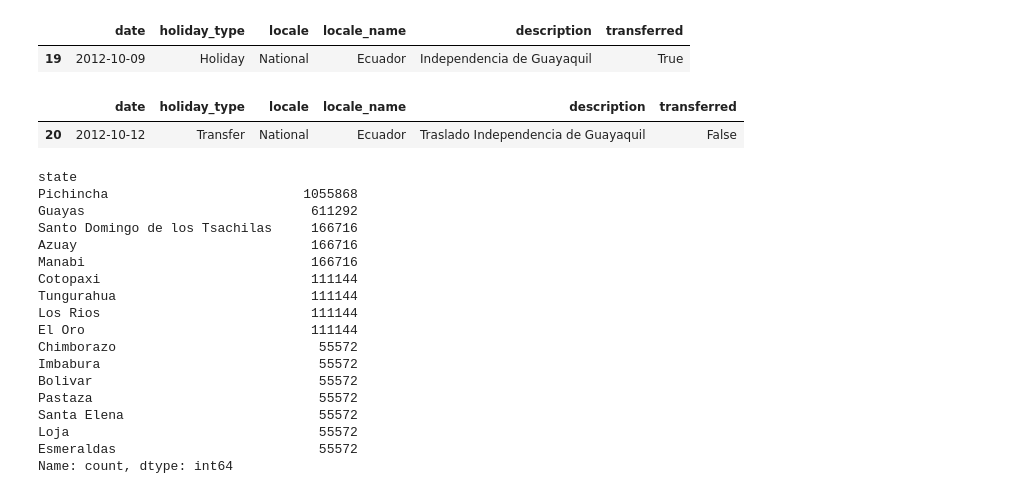
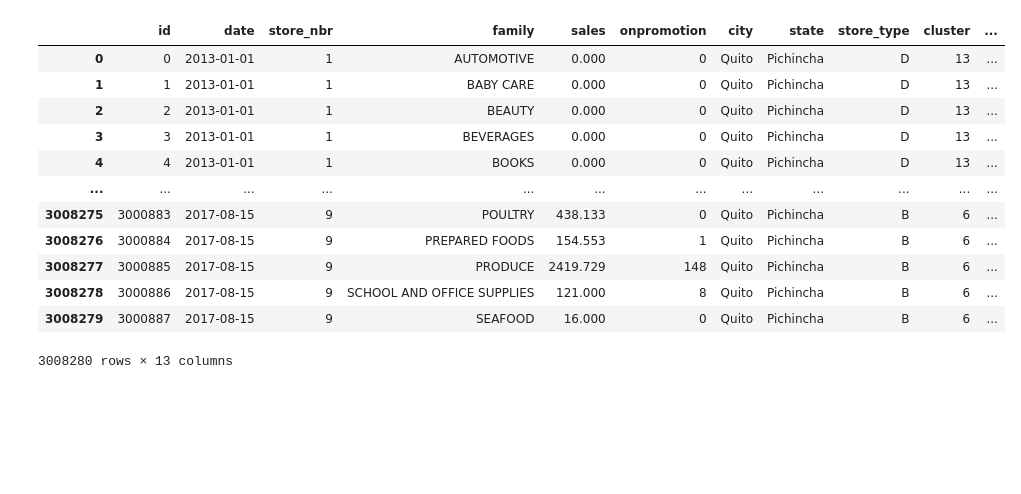
Before and after one commit to kunalkundu30/store-sales, a Jupyter notebook: EDA.ipynb, the cells around one changed output. Saved outputs shown, nothing was run; the diff lists cells and outputs as text; code cells hidden in the pictures; blank space fills up the shorter version.

```diff
--- a/EDA.ipynb
+++ b/EDA.ipynb
@@ -100,31 +24,48 @@ Name: count, dtype: int64
-# %%
-holiday_events[holiday_events["date"] == "2012-10-09"]
-# %% [output]
-|  | date | holiday_type | locale | locale_name | description | transferred |
-| 19 | 2012-10-09 | Holiday | National | Ecuador | Independencia de Guayaquil | True |
-# %%
-holiday_events[holiday_events["date"] == "2012-10-12"]
-# %% [output]
-|  | date | holiday_type | locale | locale_name | description | transferred |
-| 20 | 2012-10-12 | Transfer | National | Ecuador | Traslado Independencia de Guayaquil | False |
-# %%
-training_dataset["state"].value_counts()
-# %% [output]
-state
-Pichincha                         1055868
-Guayas                             611292
-Santo Domingo de los Tsachilas     166716
-Azuay                              166716
-Manabi                             166716
-Cotopaxi                           111144
-Tungurahua                         111144
-Los Rios                           111144
-El Oro                             111144
-Chimborazo                          55572
-Imbabura                            55572
-Bolivar                             55572
-Pastaza                             55572
-Santa Elena                         55572
-Loja                                55572
-Esmeraldas                          55572
-Name: count, dtype: int64
+# %%
+# Add holiday column in holiday_events file and rename columns
+
+stores.rename(columns={"type":"store_type"}, inplace = True)
+holiday_events.rename(columns={"type":"holiday_type"}, inplace = True)
+holiday_events["holiday"] = np.where((holiday_events["holiday_type"].
+                                      isin(["Holiday","Transfer","Event",
+                                           "Bridge","Additional"]) &
+                                     (holiday_events["transferred"]==False)),1,0)
+holiday_events_national = holiday_events[holiday_events["locale"]=="National"]
+# %%
+# Merging data
+
+training_dataset = train.merge(stores, on = "store_nbr", how = "inner")
+training_dataset = training_dataset.merge(oil, on = "date", how = "left")
+
+training_dataset_temp = training_dataset.merge(holiday_events[["date","locale_name",
+                                                               "holiday"]], how = "left",
+                                                                right_on =
+                                                                ["date","locale_name"],
+                                                                left_on = ["date","city"])
+training_dataset_temp.rename(columns={"holiday":"local_holiday"},inplace=True)
+training_dataset_temp.drop(columns="locale_name",inplace=True)
+
+training_dataset_temp = training_dataset_temp.merge(holiday_events_national
+                                                    [["date","holiday"]],how = "left",
+                                                    left_on = "date", right_on = "date")
+training_dataset_temp.rename(columns={"holiday":"national_holiday"},inplace=True)
+
+training_dataset_temp.fillna({"local_holiday":0,"national_holiday":0},inplace = True)
+
+training_dataset = training_dataset_temp
+
+training_dataset
+# %% [output]
+|  | id | date | store_nbr | family | sales | onpromotion | city | state | store_type | cluster | ... |
+| 0 | 0 | 2013-01-01 | 1 | AUTOMOTIVE | 0.000 | 0 | Quito | Pichincha | D | 13 | ... |
+| 1 | 1 | 2013-01-01 | 1 | BABY CARE | 0.000 | 0 | Quito | Pichincha | D | 13 | ... |
+| 2 | 2 | 2013-01-01 | 1 | BEAUTY | 0.000 | 0 | Quito | Pichincha | D | 13 | ... |
+| 3 | 3 | 2013-01-01 | 1 | BEVERAGES | 0.000 | 0 | Quito | Pichincha | D | 13 | ... |
+| 4 | 4 | 2013-01-01 | 1 | BOOKS | 0.000 | 0 | Quito | Pichincha | D | 13 | ... |
+| ... | ... | ... | ... | ... | ... | ... | ... | ... | ... | ... | ... |
+| 3008275 | 3000883 | 2017-08-15 | 9 | POULTRY | 438.133 | 0 | Quito | Pichincha | B | 6 | ... |
+| 3008276 | 3000884 | 2017-08-15 | 9 | PREPARED FOODS | 154.553 | 1 | Quito | Pichincha | B | 6 | ... |
+| 3008277 | 3000885 | 2017-08-15 | 9 | PRODUCE | 2419.729 | 148 | Quito | Pichincha | B | 6 | ... |
+| 3008278 | 3000886 | 2017-08-15 | 9 | SCHOOL AND OFFICE SUPPLIES | 121.000 | 8 | Quito | Pichincha | B | 6 | ... |
+| 3008279 | 3000887 | 2017-08-15 | 9 | SEAFOOD | 16.000 | 0 | Quito | Pichincha | B | 6 | ... |
+3008280 rows × 13 columns
```
Also changed, not shown: parts of 13 cells of this notebook, 1 other file.
